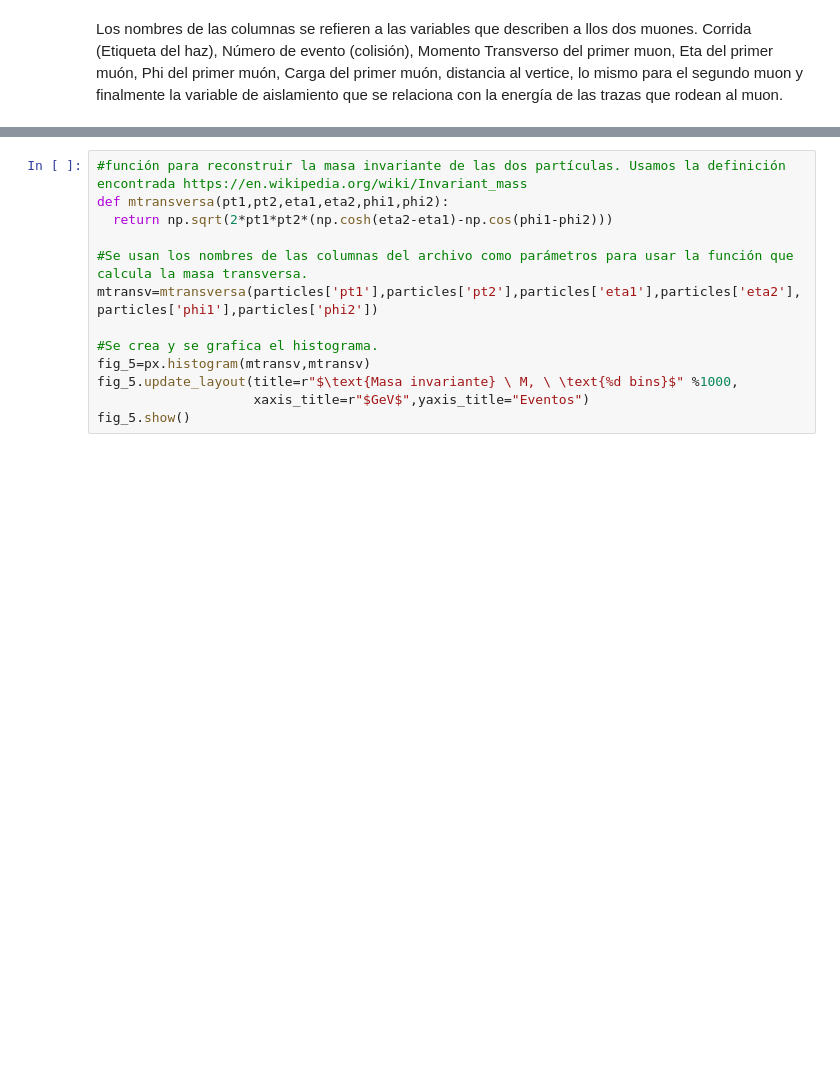
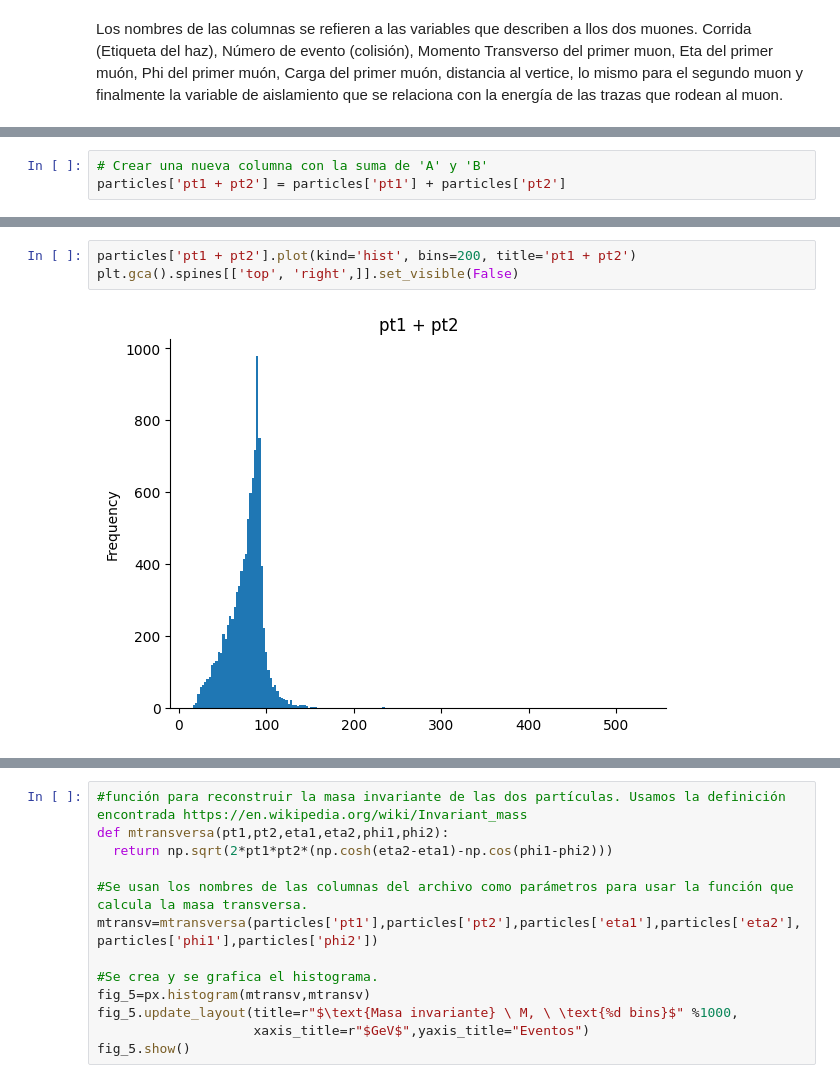
Before and after one commit to ProgramasParaFisicaDeParticulas/lecturadecvsopendatacvsfiles-Jorge-1501, a Jupyter notebook: LeyendoCSVDelOpendataDelCMS.ipynb, the cells around one changed output, grey strips where cells are left out. Drawn from its saved outputs; the diff is of its cells as text; blank space fills up the shorter version.

```diff
--- a/LeyendoCSVDelOpendataDelCMS.ipynb
+++ b/LeyendoCSVDelOpendataDelCMS.ipynb
@@ -68,0 +169,3 @@ Los nombres de las columnas se refieren a las variables que describen a llos dos
+# %%
+# Crear una nueva columna con la suma de 'A' y 'B'
+particles['pt1 + pt2'] = particles['pt1'] + particles['pt2']
@@ -68,0 +181,5 @@ Los nombres de las columnas se refieren a las variables que describen a llos dos
+# %%
+particles['pt1 + pt2'].plot(kind='hist', bins=200, title='pt1 + pt2')
+plt.gca().spines[['top', 'right',]].set_visible(False)
+# %% [output]
+[figure, added]
```
Also changed, not shown: parts of 29 cells of this notebook.
